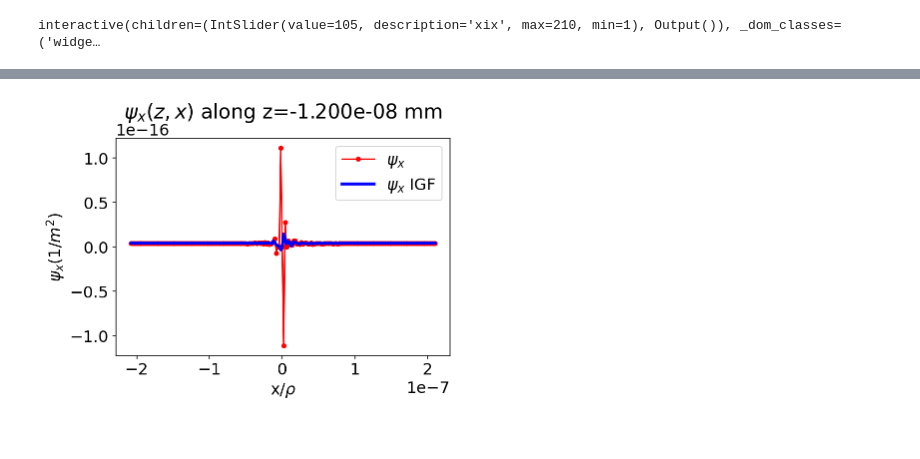
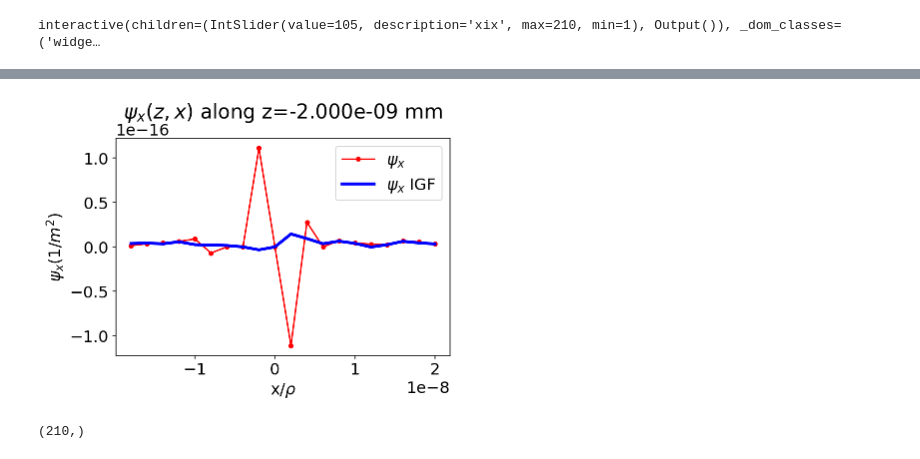
Before and after one commit to weiyuanlou/PyCSR2D, a Jupyter notebook: benchmarking/one_bend_transient/IGF_and_tanh_sinh_pracice.ipynb, the cells around one changed output, grey strips where cells are left out. Saved outputs shown, nothing was run; the diff lists cells and outputs as text; code cells hidden in the pictures.

```diff
--- a/benchmarking/one_bend_transient/IGF_and_tanh_sinh_pracice.ipynb
+++ b/benchmarking/one_bend_transient/IGF_and_tanh_sinh_pracice.ipynb
@@ -270,0 +368,13 @@ IGF for psi_x takes: 72.87562870979309 sec
+# %%
+dx
+def IGF_test_psi_x(zval, xval):
+    return IGF_test(psi_x_zx, zval, xval, dz, dx)
+# %%
+t1 = time.time()
+
+with cf.ProcessPoolExecutor(max_workers=20) as executor:
+    psi_x_grid_IGF = np.array(list(executor.map( IGF_test_psi_x, zvec, xvec)))
+    #psi_x_grid_IGF = temp.reshape(zm2.shape)
+
+t2 = time.time()
+print('IGF for psi_x takes:', t2-t1, 'sec')
@@ -270,0 +383,2 @@ IGF for psi_x takes: 72.87562870979309 sec
+# %%
+psi_x_grid = psi_x_exact(z_observe, xvec, beta)
@@ -340,8 +475,8 @@ interactive(children=(IntSlider(value=105, description='xix', max=210, min=1), O
 def plot_psi_x(zix):
     vv1 = psi_x_grid[zix,:]*dx*dz
     vv2 = psi_x_grid_IGF[zix,:]*dz
-    plt.plot(xvec2, vv1,'-o', markersize=4 ,linewidth=1.5, label = r'$\psi_x$',color='red')
-    plt.plot(xvec2, vv2,linewidth=3, label = r'$\psi_x$ IGF',color='blue')
+    plt.plot(xvec2[95:115], vv1[95:115],'-o', markersize=4 ,linewidth=1.5, label = r'$\psi_x$',color='red')
+    plt.plot(xvec2[95:115], vv2[95:115],linewidth=3, label = r'$\psi_x$ IGF',color='blue')
 
 
     plt.xlabel(r'x/$\rho$', fontsize=16)
@@ -349,6 +484,10 @@ def plot_psi_x(zix):
     plt.title(fr'$\psi_x(z,x)$ along z={zvec2[zix]:9.3e} mm',  fontsize=20, pad=20)
     plt.legend()
 # %%
-plot_psi_x(90)
+plot_psi_x(100)
 # %% [output]
-[figure, old version]
+[figure, new version]
+# %%
+xvec2.shape
+# %% [output]
+(210,)
```
Also changed, not shown: parts of 26 cells of this notebook, 6 other files.
